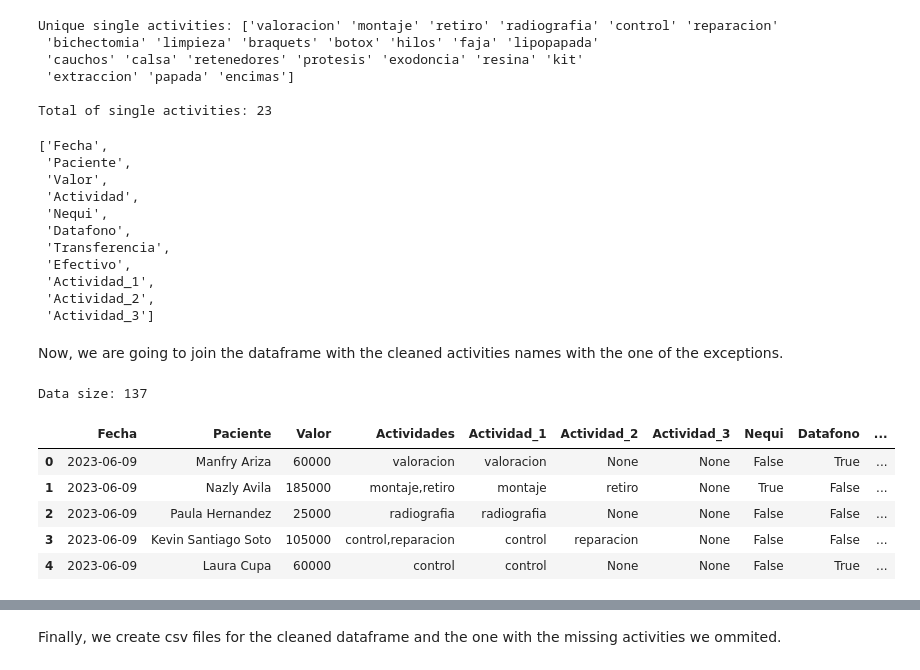
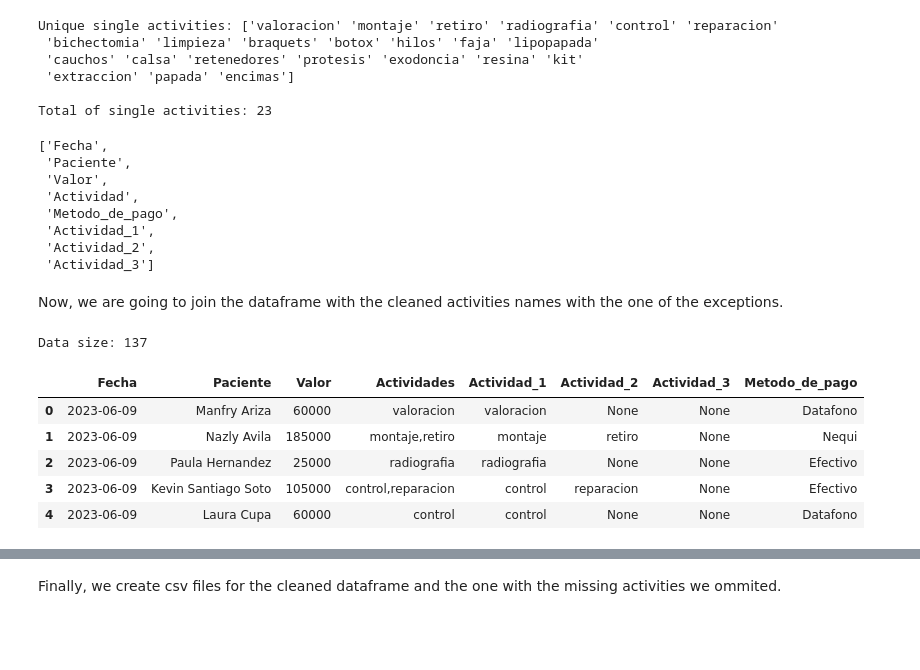
Before and after one commit to JsNcAr/GSalud_Analysis, a Jupyter notebook: Data_Cleaning.ipynb, the cells around one changed output, grey strips where cells are left out. Drawn from its saved outputs; the diff is of its cells as text; code cells hidden in the pictures; blank space fills up the shorter version.

```diff
--- a/Data_Cleaning.ipynb
+++ b/Data_Cleaning.ipynb
@@ -127,7 +127,7 @@ Transferencia    object
 Efectivo         object
 dtype: object
 # %%
-# Convert "Si" and "No" to boolean
+# Convert "Si" and "No" to boolean for payment methods
 excel['Nequi'] = excel['Nequi'].replace({
     'Si': True,
     'No': False
@@ -145,6 +145,13 @@ excel['Efectivo'] = excel['Efectivo'].replace({
     'No': False
 }).astype('bool')
 
+# Create new column "Metodo_de_pago" with the payment method
+payment_methods = ['Nequi', 'Datafono', 'Transferencia', 'Efectivo']
+excel['Metodo_de_pago'] = excel[payment_methods].idxmax(axis=1)
+
+# Drop payment methods columns
+excel = excel.drop(columns=payment_methods)
+
 # Convert "Fecha" in format day/month/year to datetime
 excel['Fecha'] = pd.to_datetime(excel['Fecha'], format='%d/%m/%Y')
 
@@ -325,10 +329,7 @@ rebuilt_df.columns.to_list()
  'Paciente',
  'Valor',
  'Actividad',
- 'Nequi',
- 'Datafono',
- 'Transferencia',
- 'Efectivo',
+ 'Metodo_de_pago',
  'Actividad_1',
  'Actividad_2',
  'Actividad_3']
@@ -337,28 +338,28 @@ Now, we are going to join the dataframe with the cleaned activities names with t
 # %%
 # Add "Actividad_1" column to the non-cleaning data
 df_clean_rows['Actividad_1'] = df_clean_rows['Actividad']
 # Append the non-cleaning data to the rebuilt one
 rebuilt_df = pd.concat([rebuilt_df, df_clean_rows])
 
 # Rename column Actividad to Actividades
 rebuilt_df = rebuilt_df.rename(columns={'Actividad': 'Actividades'})
 
-# Reorder columns
-columns = rebuilt_df.columns.tolist()
-columns = columns[:4] + columns[-3:] + columns[4:8]
+# Reorder columns ( Make the column with index 4 the last one)
+columns = rebuilt_df.columns.to_list()
+columns = columns[:4] + columns[5:] + [columns[4]]
 
 rebuilt_df = rebuilt_df[columns]
 
 print(f"Data size: {len(rebuilt_df)}")
 rebuilt_df.head()
 # %% [output]
 Data size: 137
-|  | Fecha | Paciente | Valor | Actividades | Actividad_1 | Actividad_2 | Actividad_3 | Nequi | Datafono | ... |
-| 0 | 2023-06-09 | Manfry Ariza | 60000 | valoracion | valoracion | None | None | False | True | ... |
-| 1 | 2023-06-09 | Nazly Avila | 185000 | montaje,retiro | montaje | retiro | None | True | False | ... |
-| 2 | 2023-06-09 | Paula Hernandez | 25000 | radiografia | radiografia | None | None | False | False | ... |
-| 3 | 2023-06-09 | Kevin Santiago Soto | 105000 | control,reparacion | control | reparacion | None | False | False | ... |
-| 4 | 2023-06-09 | Laura Cupa | 60000 | control | control | None | None | False | True | ... |
+|  | Fecha | Paciente | Valor | Actividades | Actividad_1 | Actividad_2 | Actividad_3 | Metodo_de_pago |
+| 0 | 2023-06-09 | Manfry Ariza | 60000 | valoracion | valoracion | None | None | Datafono |
+| 1 | 2023-06-09 | Nazly Avila | 185000 | montaje,retiro | montaje | retiro | None | Nequi |
+| 2 | 2023-06-09 | Paula Hernandez | 25000 | radiografia | radiografia | None | None | Efectivo |
+| 3 | 2023-06-09 | Kevin Santiago Soto | 105000 | control,reparacion | control | reparacion | None | Efectivo |
+| 4 | 2023-06-09 | Laura Cupa | 60000 | control | control | None | None | Datafono |
 # %%
 # Check that there are only missing values for columns Actividad_2 and Actividad_3
 rebuilt_df.isna().sum()
```
Also changed, not shown: parts of 5 cells of this notebook, 1 other file.
